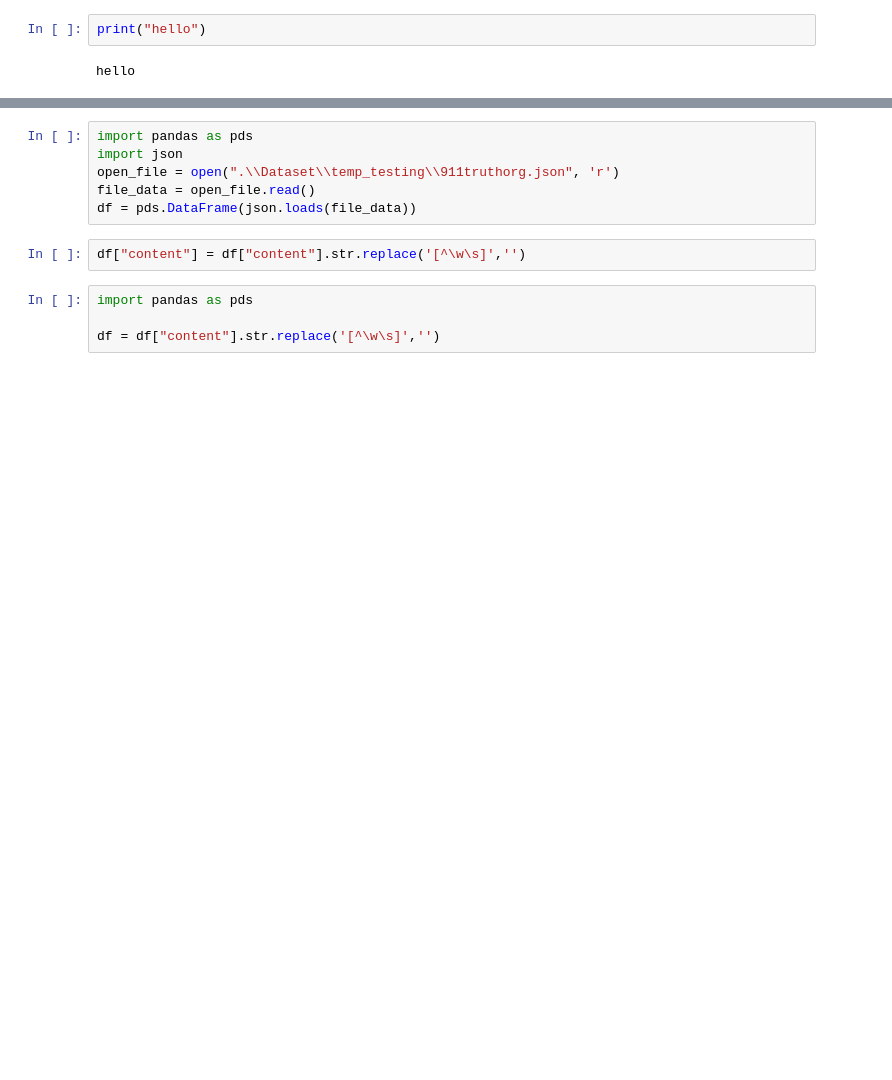
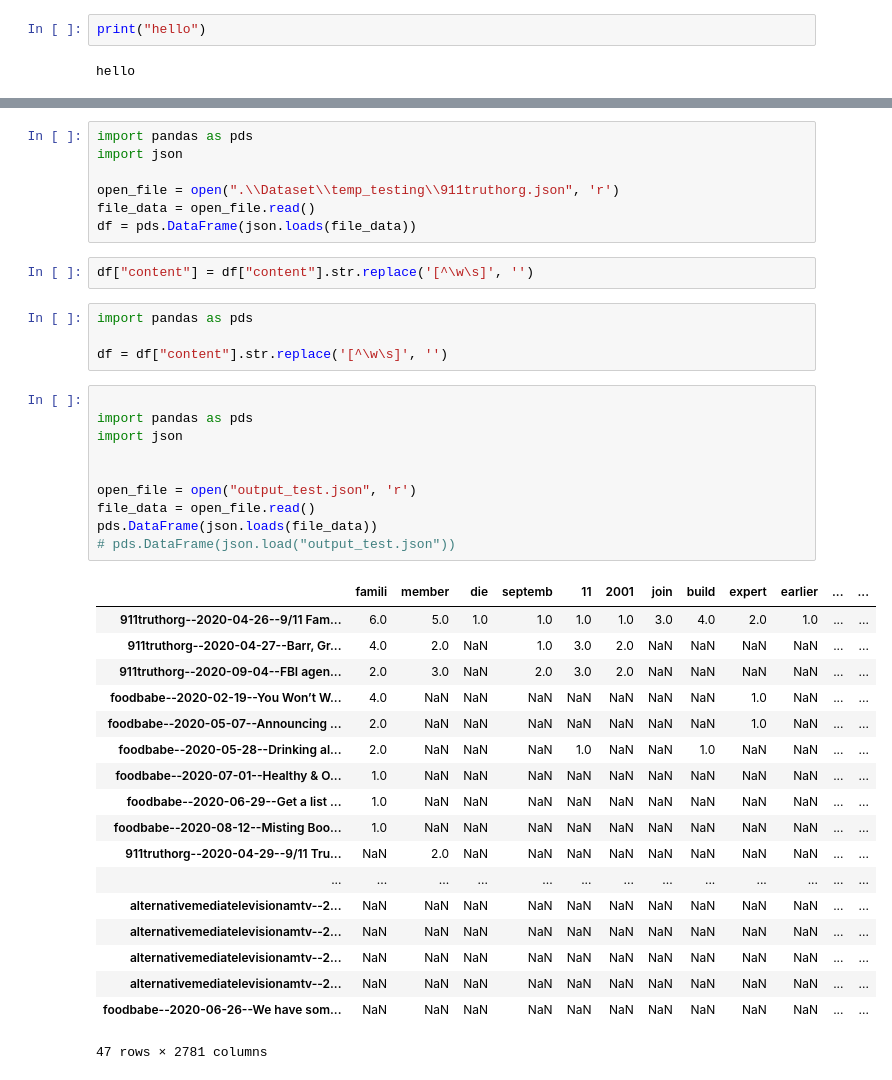
Before and after one commit to Search-Engine-DSA-Project/Search-Engine, a Jupyter notebook: Flask_server/testing_notebook.ipynb, the cells around one changed output, grey strips where cells are left out. Cells and saved outputs as stored; diff of their text form; blank space fills up the shorter version.

```diff
--- a/Flask_server/testing_notebook.ipynb
+++ b/Flask_server/testing_notebook.ipynb
@@ -25,12 +26,42 @@ pds.DataFrame(json.loads(file_data))
 # %%
 import pandas as pds
 import json
+
 open_file = open(".\\Dataset\\temp_testing\\911truthorg.json", 'r')
 file_data = open_file.read()
 df = pds.DataFrame(json.loads(file_data))
 # %%
-df["content"] = df["content"].str.replace('[^\w\s]','')
+df["content"] = df["content"].str.replace('[^\w\s]', '')
 # %%
 import pandas as pds
 
-df = df["content"].str.replace('[^\w\s]','')
+df = df["content"].str.replace('[^\w\s]', '')
+# %%
+
+import pandas as pds
+import json
+
+
+open_file = open("output_test.json", 'r')
+file_data = open_file.read()
+pds.DataFrame(json.loads(file_data))
+# pds.DataFrame(json.load("output_test.json"))
+# %% [output]
+|  | famili | member | die | septemb | 11 | 2001 | join | build | expert | earlier | ... | ... |
+| 911truthorg--2020-04-26--9/11 Fam... | 6.0 | 5.0 | 1.0 | 1.0 | 1.0 | 1.0 | 3.0 | 4.0 | 2.0 | 1.0 | ... | ... |
+| 911truthorg--2020-04-27--Barr, Gr... | 4.0 | 2.0 | NaN | 1.0 | 3.0 | 2.0 | NaN | NaN | NaN | NaN | ... | ... |
+| 911truthorg--2020-09-04--FBI agen... | 2.0 | 3.0 | NaN | 2.0 | 3.0 | 2.0 | NaN | NaN | NaN | NaN | ... | ... |
+| foodbabe--2020-02-19--You Won’t W... | 4.0 | NaN | NaN | NaN | NaN | NaN | NaN | NaN | 1.0 | NaN | ... | ... |
+| foodbabe--2020-05-07--Announcing ... | 2.0 | NaN | NaN | NaN | NaN | NaN | NaN | NaN | 1.0 | NaN | ... | ... |
+| foodbabe--2020-05-28--Drinking al... | 2.0 | NaN | NaN | NaN | 1.0 | NaN | NaN | 1.0 | NaN | NaN | ... | ... |
+| foodbabe--2020-07-01--Healthy & O... | 1.0 | NaN | NaN | NaN | NaN | NaN | NaN | NaN | NaN | NaN | ... | ... |
+| foodbabe--2020-06-29--Get a list ... | 1.0 | NaN | NaN | NaN | NaN | NaN | NaN | NaN | NaN | NaN | ... | ... |
+| foodbabe--2020-08-12--Misting Boo... | 1.0 | NaN | NaN | NaN | NaN | NaN | NaN | NaN | NaN | NaN | ... | ... |
+| 911truthorg--2020-04-29--9/11 Tru... | NaN | 2.0 | NaN | NaN | NaN | NaN | NaN | NaN | NaN | NaN | ... | ... |
+| ... | ... | ... | ... | ... | ... | ... | ... | ... | ... | ... | ... | ... |
+| alternativemediatelevisionamtv--2... | NaN | NaN | NaN | NaN | NaN | NaN | NaN | NaN | NaN | NaN | ... | ... |
+| alternativemediatelevisionamtv--2... | NaN | NaN | NaN | NaN | NaN | NaN | NaN | NaN | NaN | NaN | ... | ... |
+| alternativemediatelevisionamtv--2... | NaN | NaN | NaN | NaN | NaN | NaN | NaN | NaN | NaN | NaN | ... | ... |
+| alternativemediatelevisionamtv--2... | NaN | NaN | NaN | NaN | NaN | NaN | NaN | NaN | NaN | NaN | ... | ... |
+| foodbabe--2020-06-26--We have som... | NaN | NaN | NaN | NaN | NaN | NaN | NaN | NaN | NaN | NaN | ... | ... |
+47 rows × 2781 columns
```
Also changed, not shown: parts of 1 cell of this notebook, 10 other files.
